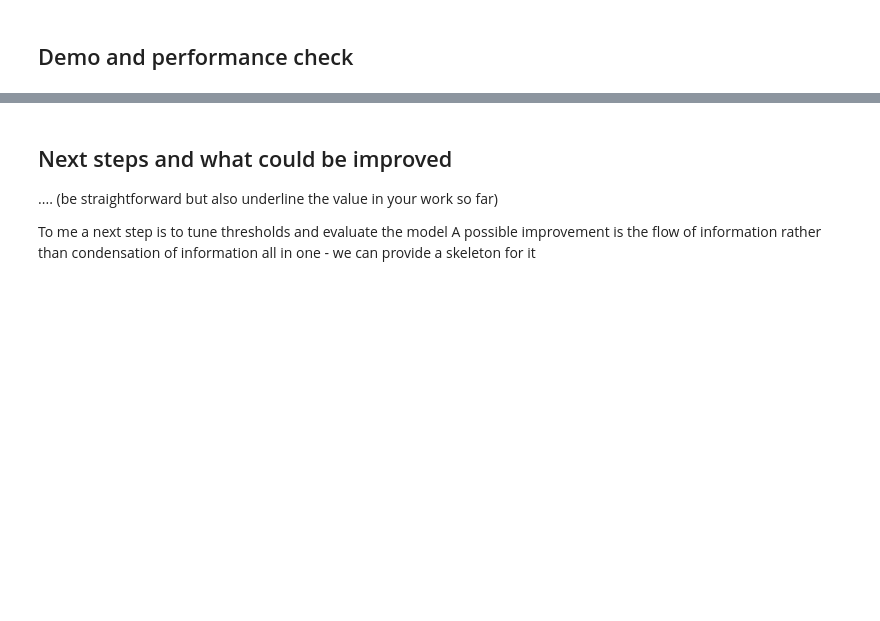
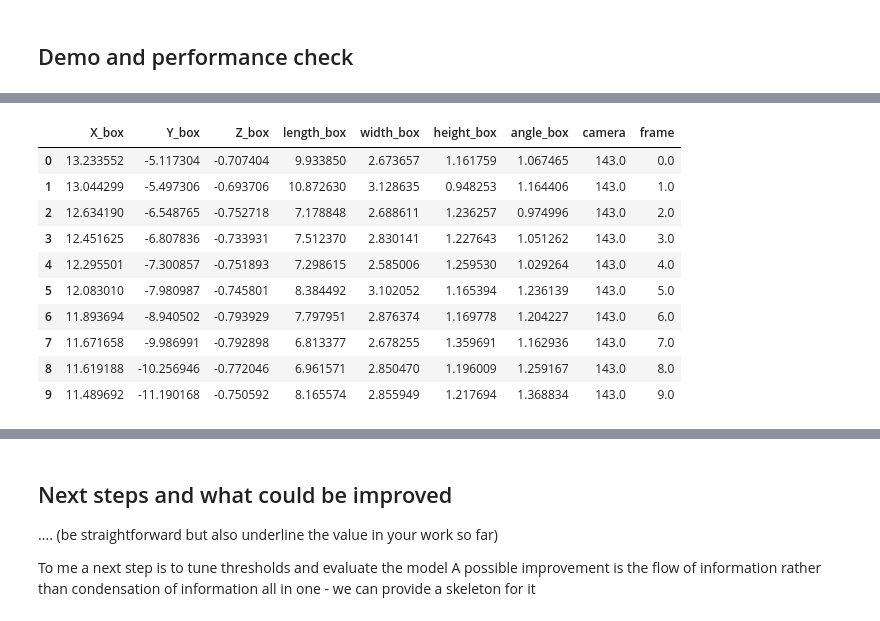
Before and after one commit to davidecarrara98/Multi-Object-Tracking-in-Complex-Urban-Scenarios, a Jupyter notebook: ProjectCode/First review notebook.ipynb, the cells around one changed output, grey strips where cells are left out. Saved outputs shown, nothing was run; the diff lists cells and outputs as text; code cells hidden in the pictures; blank space fills up the shorter version.

```diff
--- a/ProjectCode/First review notebook.ipynb
+++ b/ProjectCode/First review notebook.ipynb
@@ -786,3 +835,15 @@ Inactive tracks:  0
 # %%
 #Print one trajectory as dataframe
-TrackTrack.tracks['Inactive'][5].to_df()
+TrackTrack.tracks['Active'][0].to_df()
+# %% [output]
+|  | X_box | Y_box | Z_box | length_box | width_box | height_box | angle_box | camera | frame |
+| 0 | 13.233552 | -5.117304 | -0.707404 | 9.933850 | 2.673657 | 1.161759 | 1.067465 | 143.0 | 0.0 |
+| 1 | 13.044299 | -5.497306 | -0.693706 | 10.872630 | 3.128635 | 0.948253 | 1.164406 | 143.0 | 1.0 |
+| 2 | 12.634190 | -6.548765 | -0.752718 | 7.178848 | 2.688611 | 1.236257 | 0.974996 | 143.0 | 2.0 |
+| 3 | 12.451625 | -6.807836 | -0.733931 | 7.512370 | 2.830141 | 1.227643 | 1.051262 | 143.0 | 3.0 |
+| 4 | 12.295501 | -7.300857 | -0.751893 | 7.298615 | 2.585006 | 1.259530 | 1.029264 | 143.0 | 4.0 |
+| 5 | 12.083010 | -7.980987 | -0.745801 | 8.384492 | 3.102052 | 1.165394 | 1.236139 | 143.0 | 5.0 |
+| 6 | 11.893694 | -8.940502 | -0.793929 | 7.797951 | 2.876374 | 1.169778 | 1.204227 | 143.0 | 6.0 |
+| 7 | 11.671658 | -9.986991 | -0.792898 | 6.813377 | 2.678255 | 1.359691 | 1.162936 | 143.0 | 7.0 |
+| 8 | 11.619188 | -10.256946 | -0.772046 | 6.961571 | 2.850470 | 1.196009 | 1.259167 | 143.0 | 8.0 |
+| 9 | 11.489692 | -11.190168 | -0.750592 | 8.165574 | 2.855949 | 1.217694 | 1.368834 | 143.0 | 9.0 |
```
Also changed, not shown: parts of 5 cells of this notebook, 4 other files.
